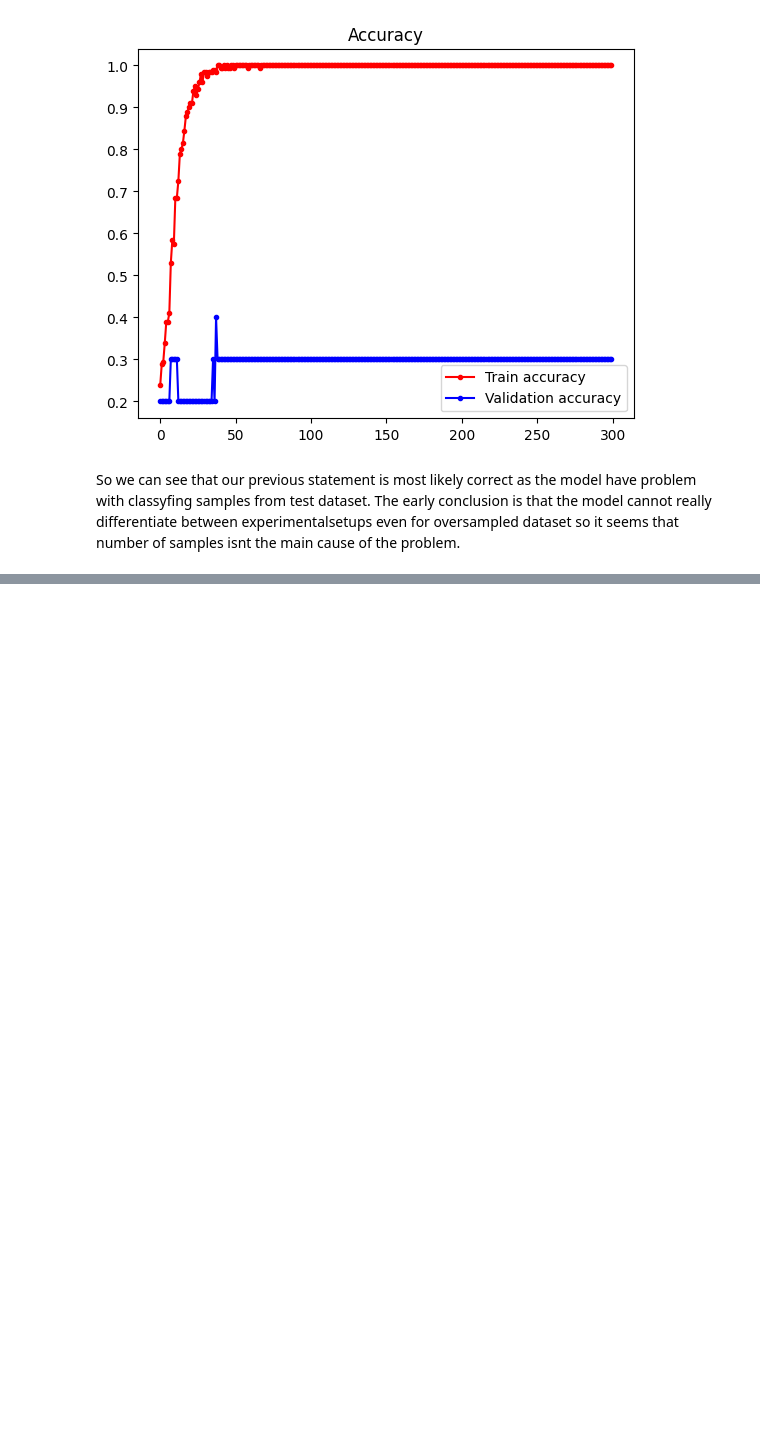
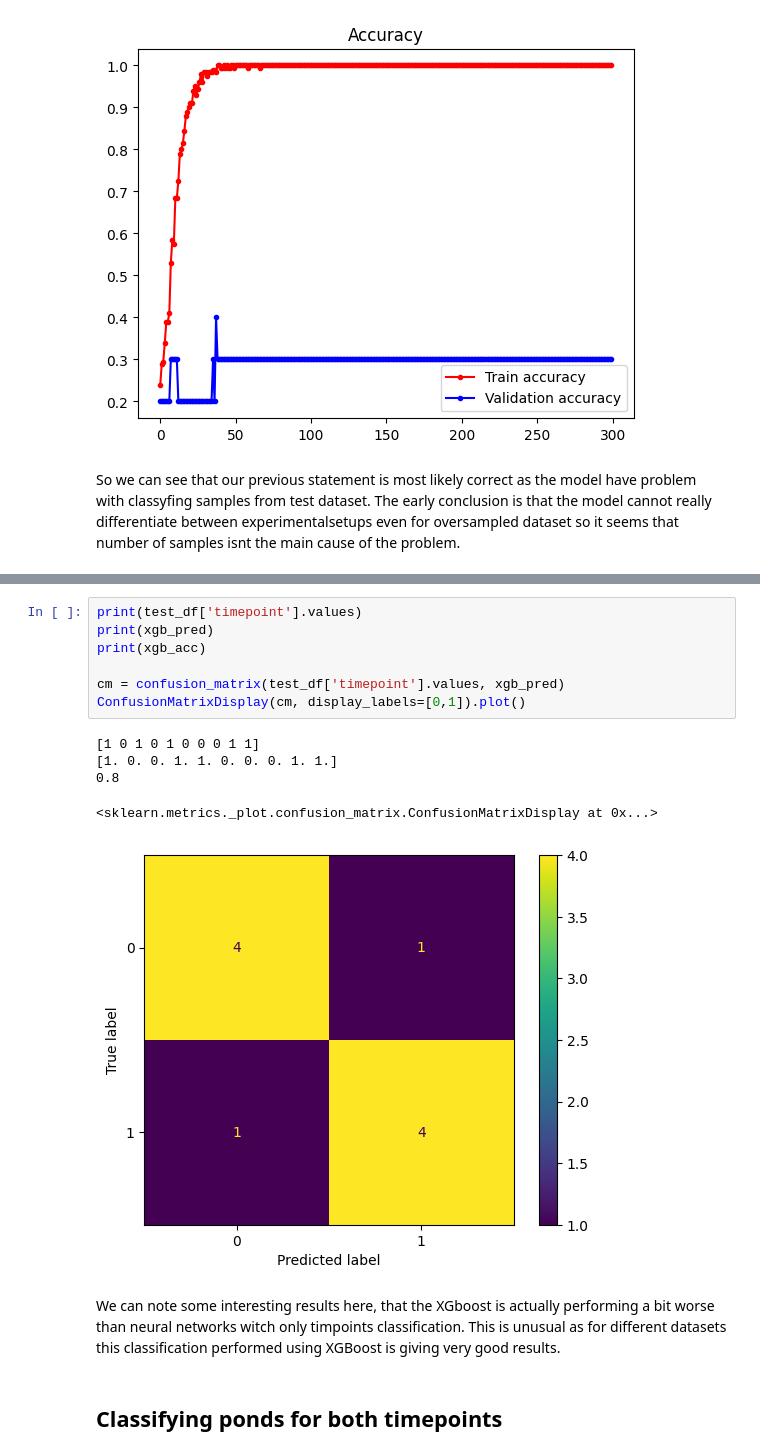
Before and after one commit to paq88/Fish_neural_network_classifier, a Jupyter notebook: sed_based/Sediment_3_1vsMany.ipynb, the cells around one changed output, grey strips where cells are left out. Saved outputs shown, nothing was run; the diff lists cells and outputs as text; blank space fills up the shorter version.

```diff
--- a/sed_based/Sediment_3_1vsMany.ipynb
+++ b/sed_based/Sediment_3_1vsMany.ipynb
@@ -878,0 +909,17 @@ So we can see that our previous statement is most likely correct as the model ha
+# %%
+print(test_df['timepoint'].values)
+print(xgb_pred)
+print(xgb_acc)
+
+cm = confusion_matrix(test_df['timepoint'].values, xgb_pred)
+ConfusionMatrixDisplay(cm, display_labels=[0,1]).plot()
+# %% [output]
+[1 0 1 0 1 0 0 0 1 1]
+[1. 0. 0. 1. 1. 0. 0. 0. 1. 1.]
+0.8
+<sklearn.metrics._plot.confusion_matrix.ConfusionMatrixDisplay at 0x...>
+[figure, added]
+# %% [markdown]
+We can note some interesting results here, that the XGboost is actually performing a bit worse than neural networks witch only timpoints classification. This is unusual as for different datasets this classification performed using XGBoost is giving very good results.
+# %% [markdown]
+## Classifying ponds for both timepoints
```
Also changed, not shown: parts of 20 cells of this notebook, 3 other files.
